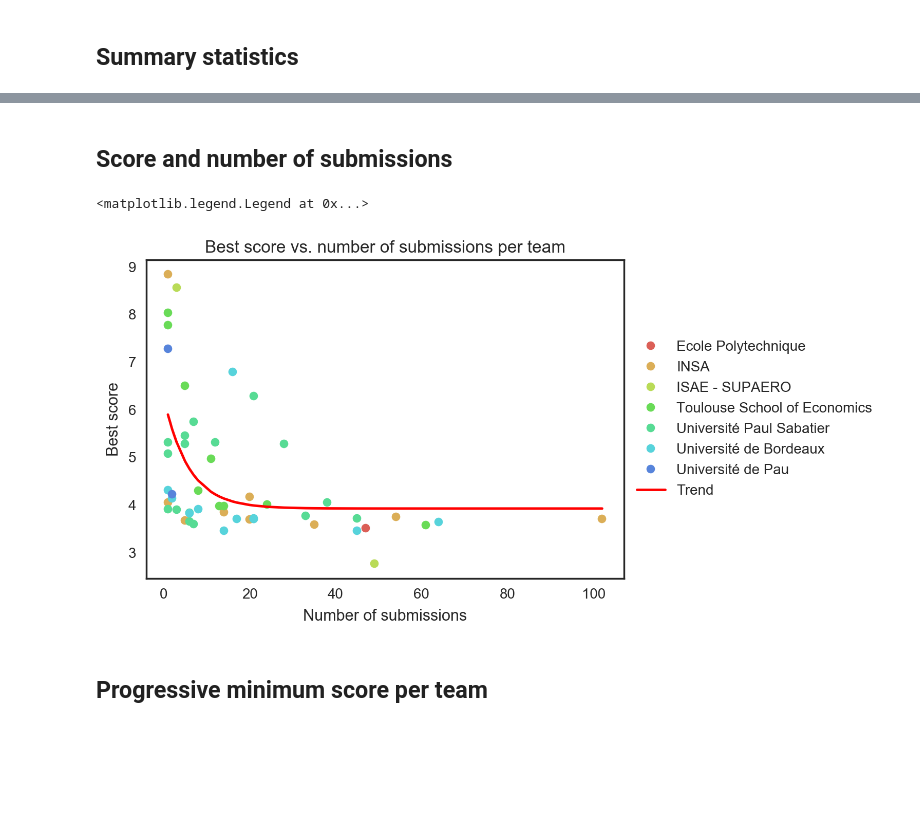
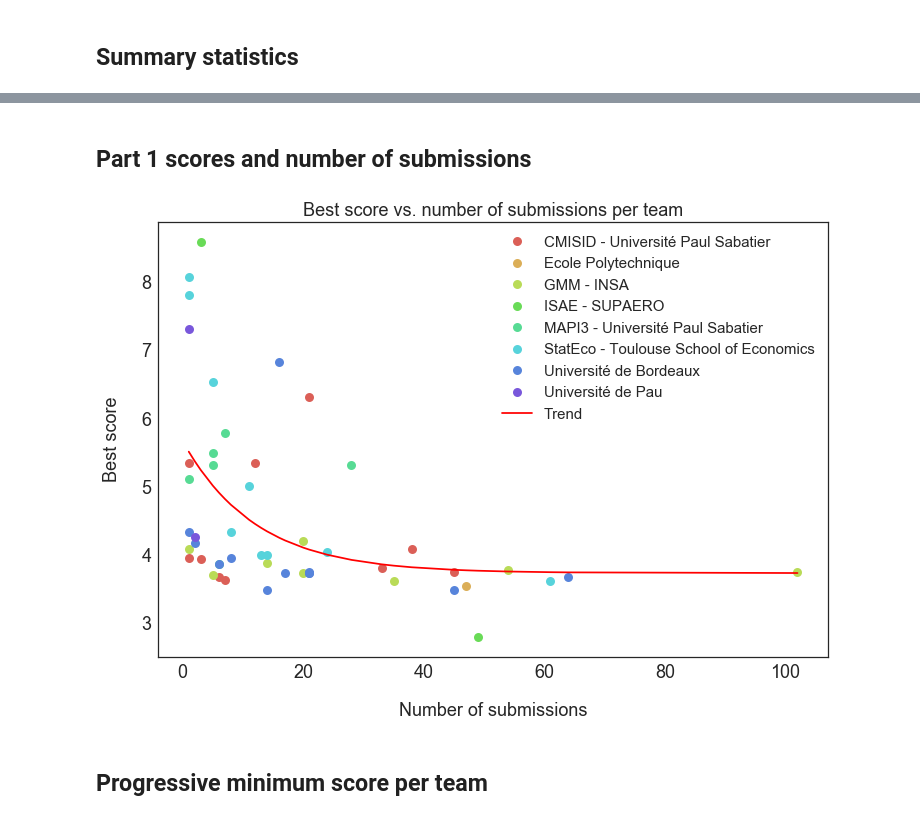
Before and after one commit to OpenBikes/Notebooks, a Jupyter notebook: challenge_2016_results_analysis.ipynb, the cells around one changed output, grey strips where cells are left out. Saved outputs shown, nothing was run; the diff lists cells and outputs as text; code cells hidden in the pictures; blank space fills up the shorter version.

```diff
--- a/challenge_2016_results_analysis.ipynb
+++ b/challenge_2016_results_analysis.ipynb
@@ -3,6 +3,7 @@
 # %%
 import datetime as dt
 
+import matplotlib as mpl
 import matplotlib.dates as mdates
 import matplotlib.pyplot as plt
 import numpy as np
@@ -11,6 +12,9 @@ from scipy.optimize import curve_fit
 import seaborn as sns
 from sqlalchemy import create_engine
 
+mpl.rcParams['figure.figsize'] = (20.0, 10.0)
+mpl.rcParams['figure.dpi'] = 120
+
 %matplotlib inline
 
 disk_engine = create_engine('sqlite:///data/challenge_2016.sqlite3')
@@ -44,11 +48,11 @@ Nombre de soumissions valides: 947
 # %%
-df = pd.read_sql_query(
+part_1 = pd.read_sql_query(
     '''
     SELECT
-        t.name as "Team name",
-        c.school as School,
-        MIN(s.score) as "Best score",
-        COUNT(s.id) as "Number of submissions"
+        t.name AS "Team name",
+        c.name || " - " || c.school AS Curriculum,
+        MIN(s.score) AS "Best score",
+        COUNT(s.id) AS "Number of submissions"
     FROM
         persons p,
         submissions s,
@@ -67,5 +71,6 @@ df = pd.read_sql_query(
     disk_engine
 )
 
-df
+part_1['Curriculum'] = part_1['Curriculum'].map(lambda x: x.replace('* - ', ''))
+part_1
 # %% [output]
@@ -88,0 +96,3 @@ df
+# %%
+part_2 = pd.read_csv('data/part2_scores.csv')
+part_2.sort_values(by='Best score')
@@ -89,11 +155,11 @@ df
 # %% [markdown]
-## Score and number of submissions
+## Part 1 scores and number of submissions
 # %%
 df = pd.read_sql_query(
     '''
     SELECT
         t.name as name,
-        c.school as school,
+        c.name || " - " || c.school AS curriculum,
         MIN(s.score) as best_score,
         COUNT(s.id) as n_submissions
     FROM
@@ -110,40 +176,48 @@ df = pd.read_sql_query(
         t.id
     ORDER BY
         school
     ''',
     disk_engine
 )
 
+df['curriculum'] = df['curriculum'].map(lambda x: x.replace('* - ', ''))
+
 sns.set_style('white')
-fig, ax = plt.subplots()
+sns.set_palette('hls', 10)
+fig, ax = plt.subplots(figsize=(12,8))
 
-for school, group in df.groupby('school'):
+for curriculum, group in df.groupby('curriculum'):
     ax.plot(
         group.n_submissions,
         group.best_score,
         marker='o',
         linestyle='',
-        ms=6,
-        label=school
+        ms=9,
+        label=curriculum
     )
 
 # Fit an exponential curve
 def func(x, a, b, c):
     return a * np.exp(-b * x) + c
 
 popt, _ = curve_fit(func, df['n_submissions'], df['best_score'])
 x = df['n_submissions'].sort_values()
 y = func(x, *popt)
 ax.plot(x, y, 'r-', label='Trend')
 
 ax.margins(0.05)
+ax.xaxis.labelpad = 20
+ax.yaxis.labelpad = 20
 ax.set_xlabel('Number of submissions')
 ax.set_ylabel('Best score')
 ax.set_title('Best score vs. number of submissions per team')
-ax.legend(loc='center left', bbox_to_anchor=(1, 0.5))
+ax.legend(prop={'size':15})
+
+for item in ([ax.title, ax.xaxis.label, ax.yaxis.label] +
+             ax.get_xticklabels() + ax.get_yticklabels()):
+    item.set_fontsize(18)
 # %% [output]
-<matplotlib.legend.Legend at 0x...>
-[figure, old version]
+[figure, new version]
 # %% [markdown]
 ## Progressive minimum score per team
 # %%
```
Also changed, not shown: parts of 9 cells of this notebook, 8 other files.
